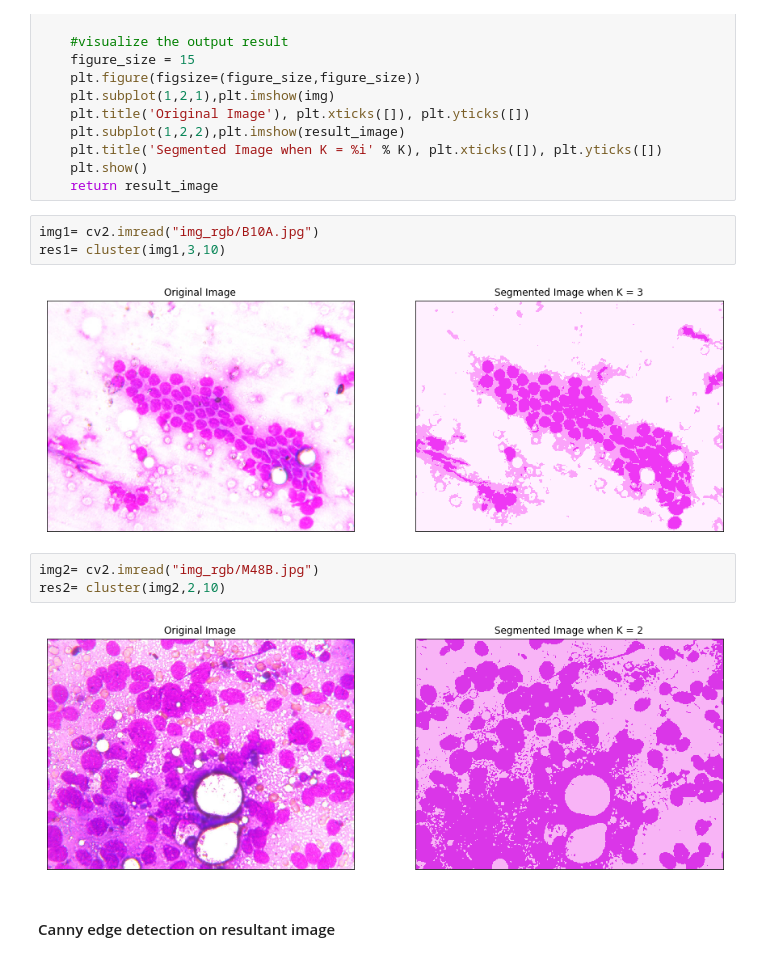
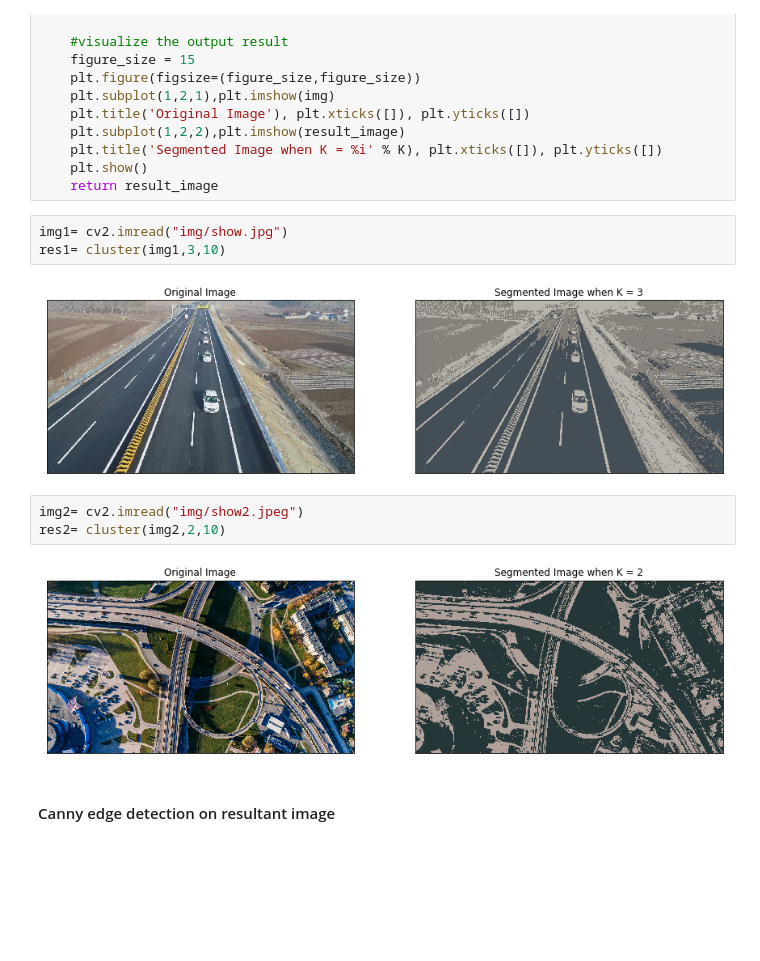
Before and after one commit to agnimitraSEN/Image_segmentaiton, a Jupyter notebook: K-Mean.ipynb, the cells around one changed output. Cells and saved outputs as stored; diff of their text form; blank space fills up the shorter version.

```diff
--- a/K-Mean.ipynb
+++ b/K-Mean.ipynb
@@ -30,15 +30,15 @@ def cluster(image,k,attempts):
     plt.show()
     return result_image
 # %%
-img1= cv2.imread("img_rgb/B10A.jpg")
+img1= cv2.imread("img/show.jpg")
 res1= cluster(img1,3,10)
 # %% [output]
-[figure, old version]
+[figure, new version]
 # %%
-img2= cv2.imread("img_rgb/M48B.jpg")
+img2= cv2.imread("img/show2.jpeg")
 res2= cluster(img2,2,10)
 # %% [output]
-[figure, old version]
+[figure, new version]
 # %% [markdown]
 #### Canny edge detection on resultant image
 # %%
```
Also changed, not shown: parts of 2 cells of this notebook, 8 other files.
